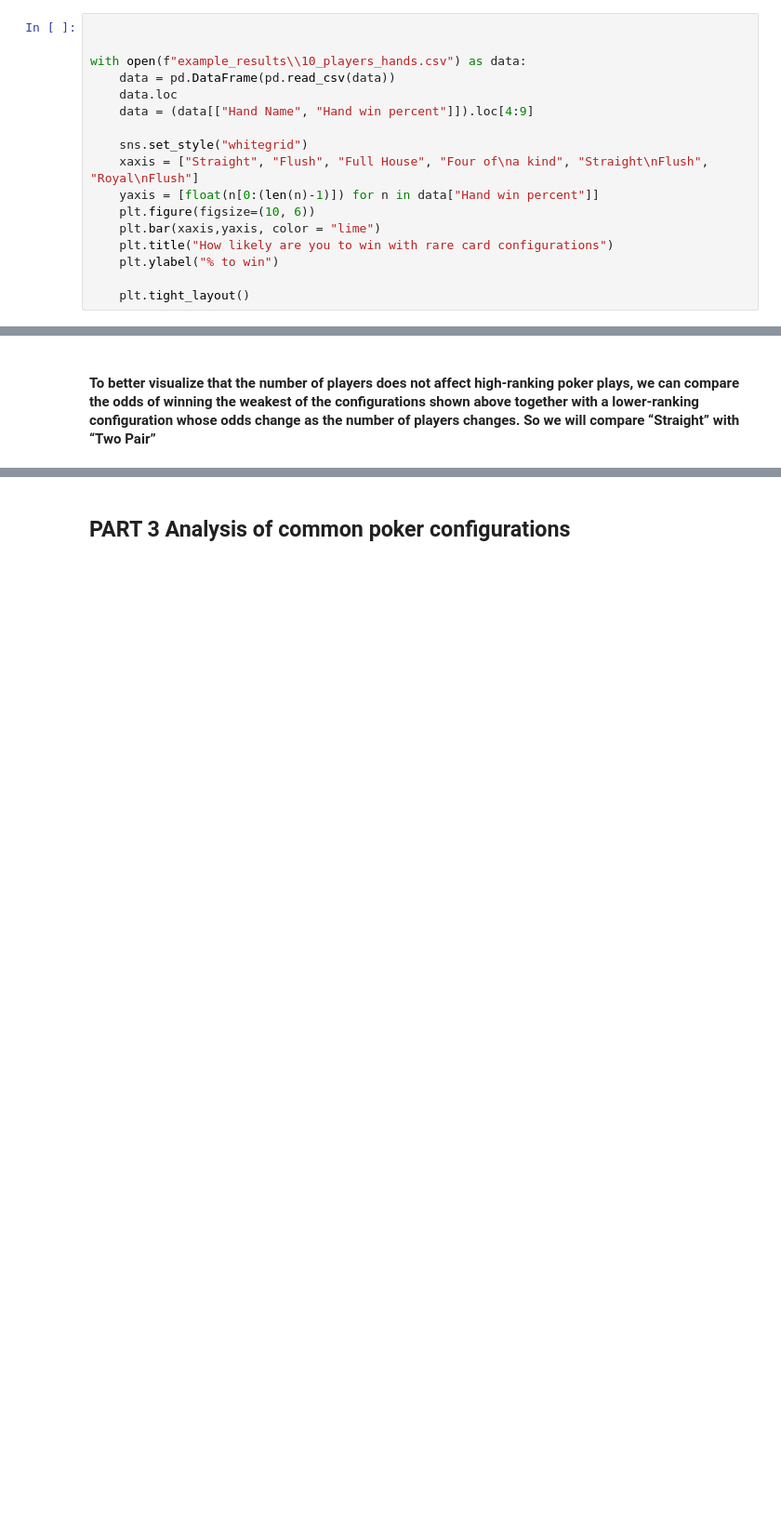
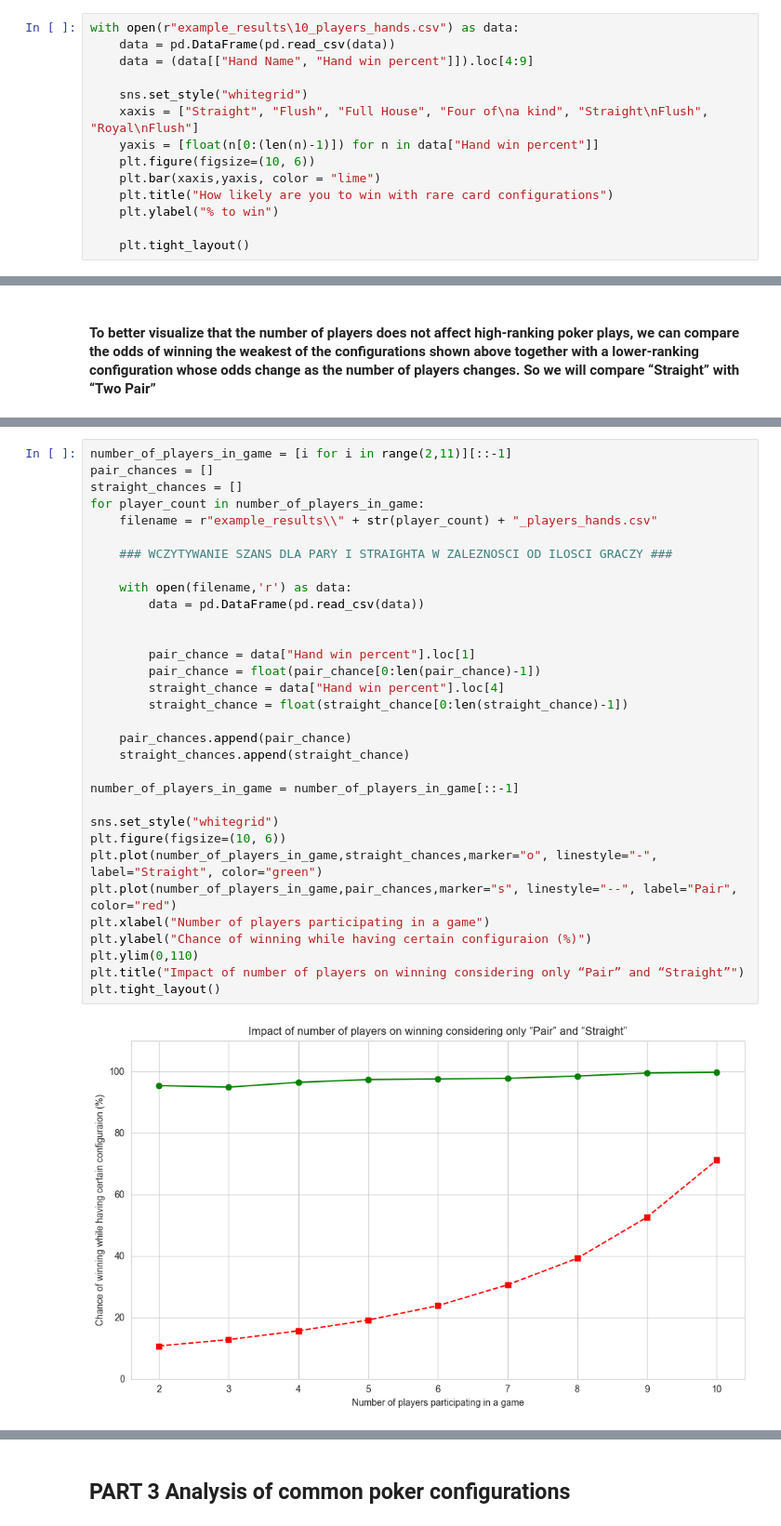
Before and after one commit to AntoniPoszkuta/poker_stats, a Jupyter notebook: wykresy.ipynb, the cells around one changed output, grey strips where cells are left out. Shown: that part at 93% size. Cells and saved outputs as stored; diff of their text form; blank space fills up the shorter version.

```diff
--- a/wykresy.ipynb
+++ b/wykresy.ipynb
@@ -50,11 +49,8 @@ plt.tight_layout()
 # %% [markdown]
 ### PART 2 - Analysis of rare poker configurations
 # %%
-
-
-with open(f"example_results\\10_players_hands.csv") as data:
+with open(r"example_results\10_players_hands.csv") as data:
     data = pd.DataFrame(pd.read_csv(data))
-    data.loc
     data = (data[["Hand Name", "Hand win percent"]]).loc[4:9]
 
     sns.set_style("whitegrid")
@@ -76,0 +71,34 @@ number_of_players_in_game = [2,3,5,10]
+# %%
+number_of_players_in_game = [i for i in range(2,11)][::-1]
+pair_chances = []
+straight_chances = []
+for player_count in number_of_players_in_game:
+    filename = r"example_results\\" + str(player_count) + "_players_hands.csv"
+
+    ### WCZYTYWANIE SZANS DLA PARY I STRAIGHTA W ZALEZNOSCI OD ILOSCI GRACZY ###
+
+    with open(filename,'r') as data:
+        data = pd.DataFrame(pd.read_csv(data))
+
+
+        pair_chance = data["Hand win percent"].loc[1]
+        pair_chance = float(pair_chance[0:len(pair_chance)-1])
+        straight_chance = data["Hand win percent"].loc[4]
+        straight_chance = float(straight_chance[0:len(straight_chance)-1])
+
+    pair_chances.append(pair_chance)
+    straight_chances.append(straight_chance)
+
+number_of_players_in_game = number_of_players_in_game[::-1]
+
+sns.set_style("whitegrid")
+plt.figure(figsize=(10, 6))
+plt.plot(number_of_players_in_game,straight_chances,marker="o", linestyle="-", label="Straight", color="green")
+plt.plot(number_of_players_in_game,pair_chances,marker="s", linestyle="--", label="Pair", color="red")
+plt.xlabel("Number of players participating in a game")
+plt.ylabel("Chance of winning while having certain configuraion (%)")
+plt.ylim(0,110)
+plt.title("Impact of number of players on winning considering only “Pair” and “Straight”")
+plt.tight_layout()
+# %% [output]
+[figure, added]
```
Also changed, not shown: parts of 4 cells of this notebook, 1 other file.
